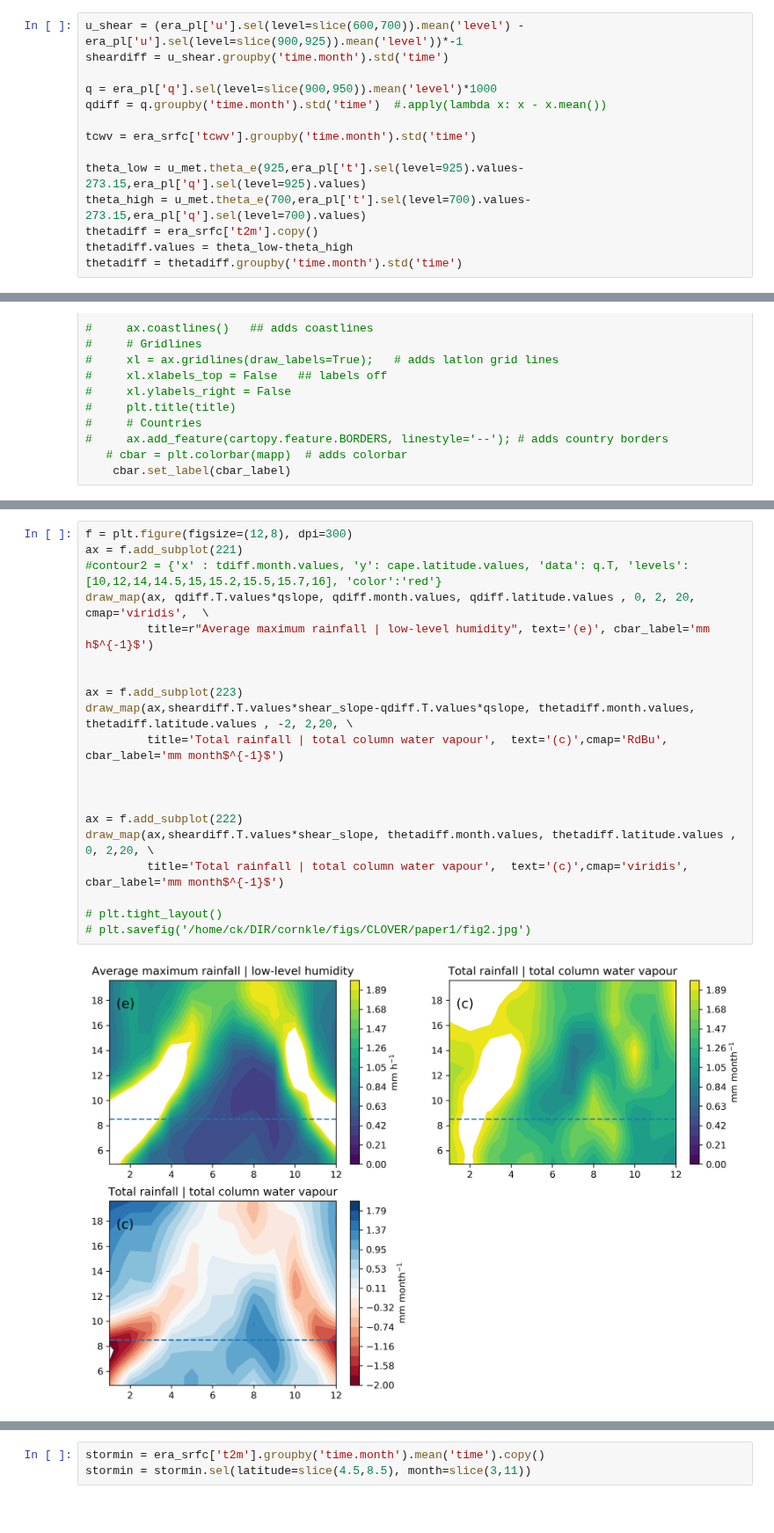
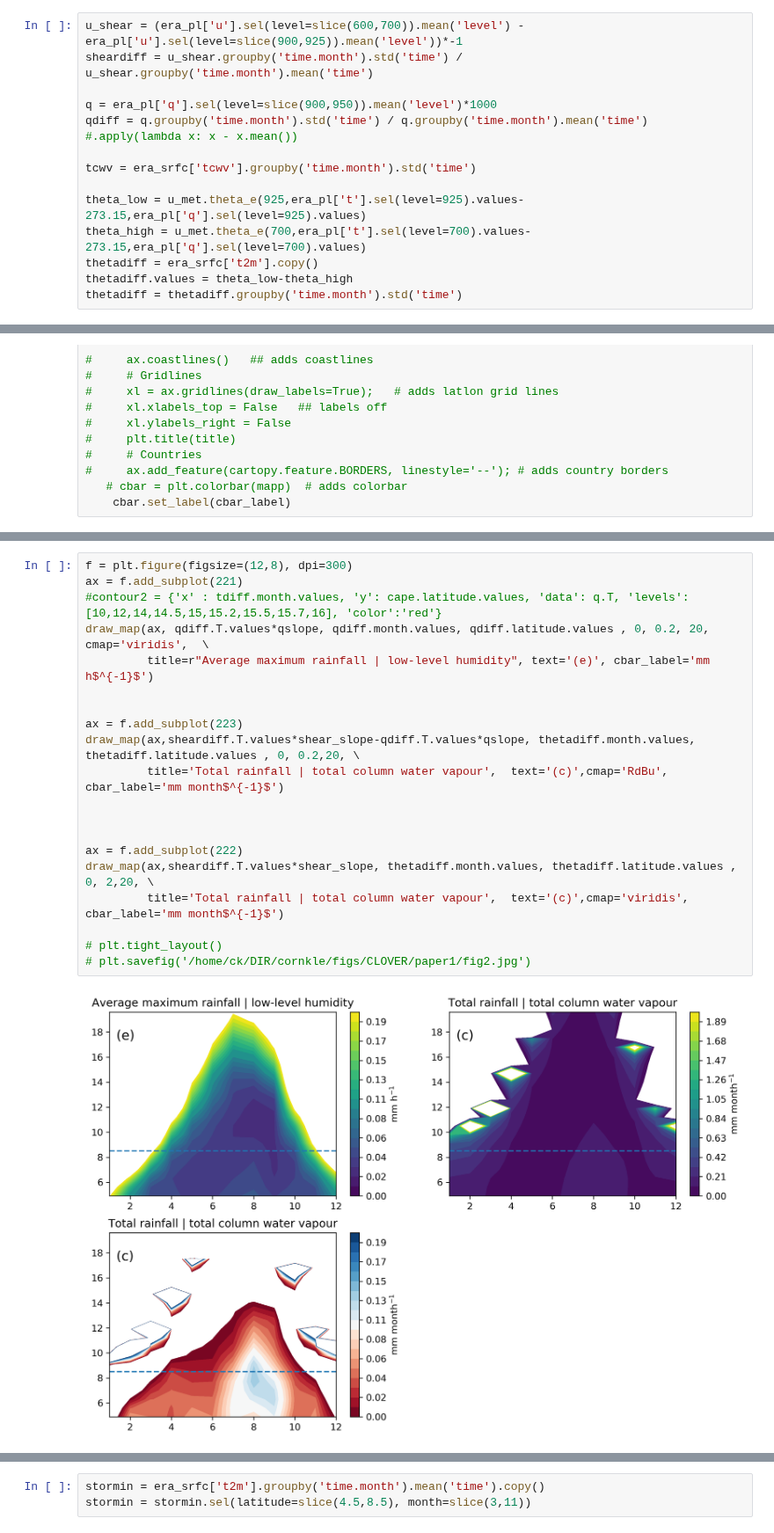
Before and after one commit to cornkle/proj_CEH, a Jupyter notebook: notebooks/CLOVER_slope_sensitivity.ipynb, the cells around one changed output, grey strips where cells are left out. Shown at 88% size. Drawn from its saved outputs; the diff is of its cells as text.

```diff
--- a/notebooks/CLOVER_slope_sensitivity.ipynb
+++ b/notebooks/CLOVER_slope_sensitivity.ipynb
@@ -73,10 +75,10 @@ Data variables:
     month     (time) int64 1 2 3 4 5 6 7 8 9 10 11 ... 5 6 7 8 9 10 11 12 1 2 3
 # %%
 u_shear = (era_pl['u'].sel(level=slice(600,700)).mean('level') - era_pl['u'].sel(level=slice(900,925)).mean('level'))*-1
-sheardiff = u_shear.groupby('time.month').std('time')
+sheardiff = u_shear.groupby('time.month').std('time') / u_shear.groupby('time.month').mean('time')
 
 q = era_pl['q'].sel(level=slice(900,950)).mean('level')*1000
-qdiff = q.groupby('time.month').std('time')  #.apply(lambda x: x - x.mean())
+qdiff = q.groupby('time.month').std('time') / q.groupby('time.month').mean('time') #.apply(lambda x: x - x.mean())
 
 tcwv = era_srfc['tcwv'].groupby('time.month').std('time')
 
@@ -161,25 +163,25 @@ plt.hist(qdiff.values.flatten())
 # %%
 f = plt.figure(figsize=(12,8), dpi=300)
 ax = f.add_subplot(221)
 #contour2 = {'x' : tdiff.month.values, 'y': cape.latitude.values, 'data': q.T, 'levels': [10,12,14,14.5,15,15.2,15.5,15.7,16], 'color':'red'}
-draw_map(ax, qdiff.T.values*qslope, qdiff.month.values, qdiff.latitude.values , 0, 2, 20, cmap='viridis',  \
+draw_map(ax, qdiff.T.values*qslope, qdiff.month.values, qdiff.latitude.values , 0, 0.2, 20, cmap='viridis',  \
          title=r"Average maximum rainfall | low-level humidity", text='(e)', cbar_label='mm h$^{-1}$')
 
 
 ax = f.add_subplot(223)
-draw_map(ax,sheardiff.T.values*shear_slope-qdiff.T.values*qslope, thetadiff.month.values, thetadiff.latitude.values , -2, 2,20, \
+draw_map(ax,sheardiff.T.values*shear_slope-qdiff.T.values*qslope, thetadiff.month.values, thetadiff.latitude.values , 0, 0.2,20, \
          title='Total rainfall | total column water vapour',  text='(c)',cmap='RdBu', cbar_label='mm month$^{-1}$')
 
 
 
 ax = f.add_subplot(222)
 draw_map(ax,sheardiff.T.values*shear_slope, thetadiff.month.values, thetadiff.latitude.values , 0, 2,20, \
          title='Total rainfall | total column water vapour',  text='(c)',cmap='viridis', cbar_label='mm month$^{-1}$')
 
 # plt.tight_layout()
 # plt.savefig('/home/ck/DIR/cornkle/figs/CLOVER/paper1/fig2.jpg')
 # %% [output]
-[figure, old version]
+[figure, new version]
 # %%
 f = plt.figure(figsize=(12,8), dpi=300)
 ax = f.add_subplot(221)
```
Also changed, not shown: parts of 4 cells of this notebook, 24 other files.
